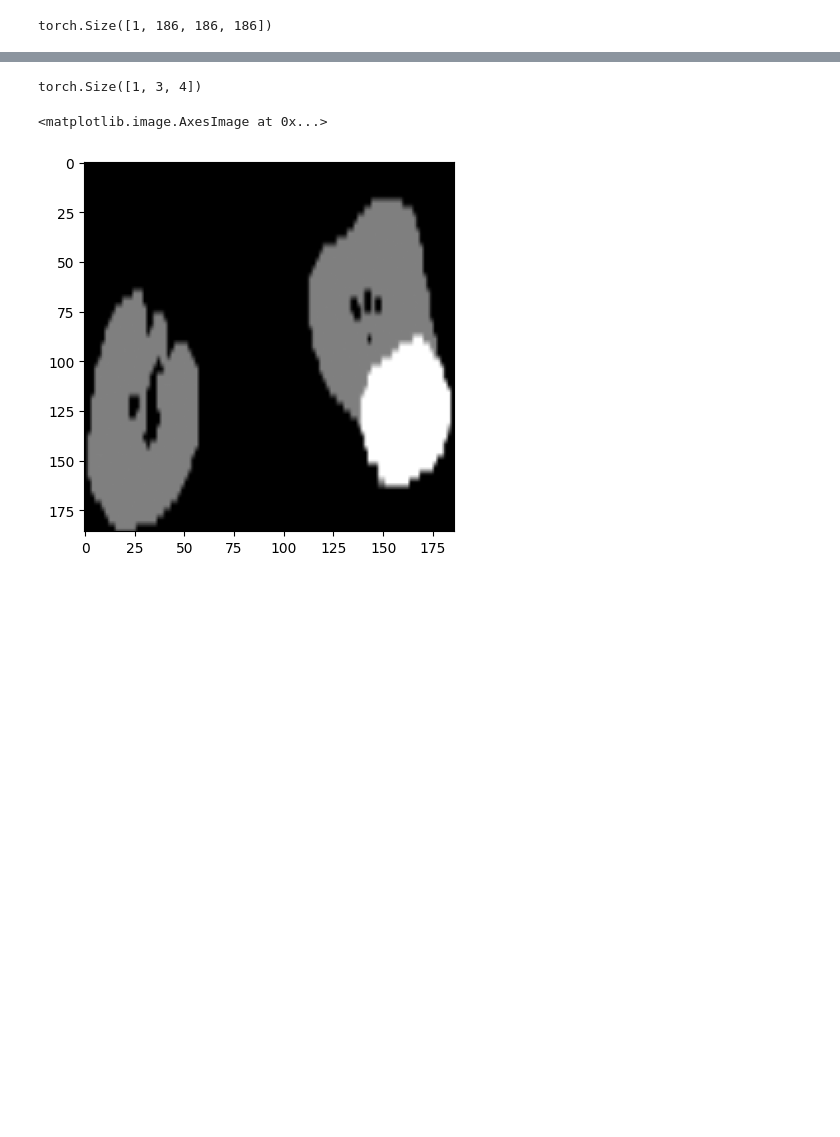
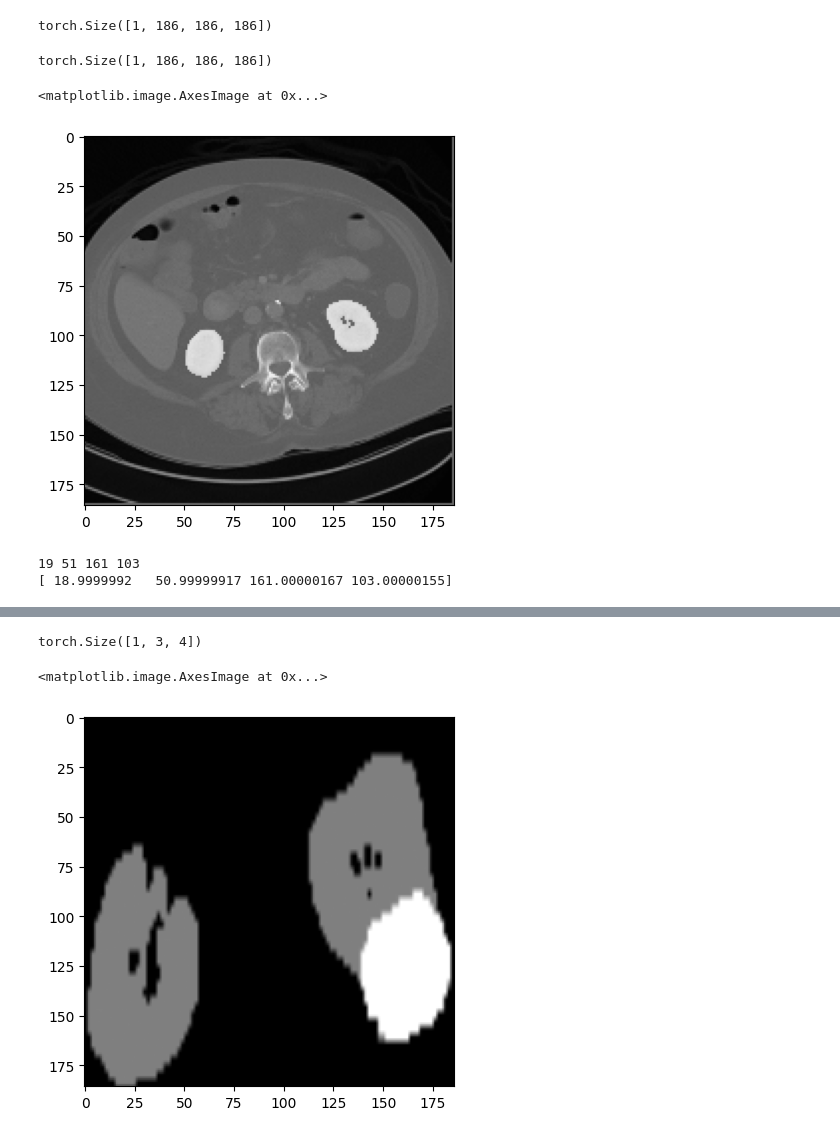
Before and after one commit to marinbenc/domain-specific-transforms, a Jupyter notebook: affine_viz.ipynb, the cells around one changed output, grey strips where cells are left out. Cells and saved outputs as stored; diff of their text form; code cells hidden in the pictures; blank space fills up the shorter version.

```diff
--- a/affine_viz.ipynb
+++ b/affine_viz.ipynb
@@ -116,12 +156,20 @@ def get_theta_from_bbox_3d(z, y, x, d, h, w, original_shape):
 # %%
 from albumentations.pytorch import ToTensorV2
 
-transformed = ToTensorV2()(image=image, mask=label)
-image_tensor = transformed['image']
-label_tensor = transformed['mask']
-image_tensor = image_tensor.unsqueeze(0)
-label_tensor = label_tensor.unsqueeze(0)
+
+image_tensor = torch.from_numpy(image).unsqueeze(0)
+label_tensor = torch.from_numpy(label).unsqueeze(0)
 # %%
 image_tensor.shape
 # %% [output]
 torch.Size([1, 186, 186, 186])
+# %%
+print(image_tensor.shape)
+
+image_slice = image_tensor[:, 64, :, :]
+label_slice = label_tensor[:, 64, :, :]
+plt.imshow(image_slice.squeeze().numpy() + label_slice.squeeze().numpy() * 1000, cmap='gray')
+# %% [output]
+torch.Size([1, 186, 186, 186])
+<matplotlib.image.AxesImage at 0x...>
+[figure, added]
@@ -127,0 +266,10 @@ torch.Size([1, 186, 186, 186])
+# %%
+x, y, w, h = get_bbox(image_slice.squeeze().numpy(), label_slice.squeeze().numpy(), padding=32, bbox_aug=0)
+theta = get_theta_from_bbox(x, y, w, h, size=image_slice.shape[-1])
+bbox_ = np.array(get_bbox_from_theta(theta, size=image_slice.shape[-1]))
+
+print(x, y, w, h)
+print(bbox_)
+# %% [output]
+19 51 161 103
+[ 18.9999992   50.99999917 161.00000167 103.00000155]
```
Also changed, not shown: parts of 13 cells of this notebook, 10 other files.
